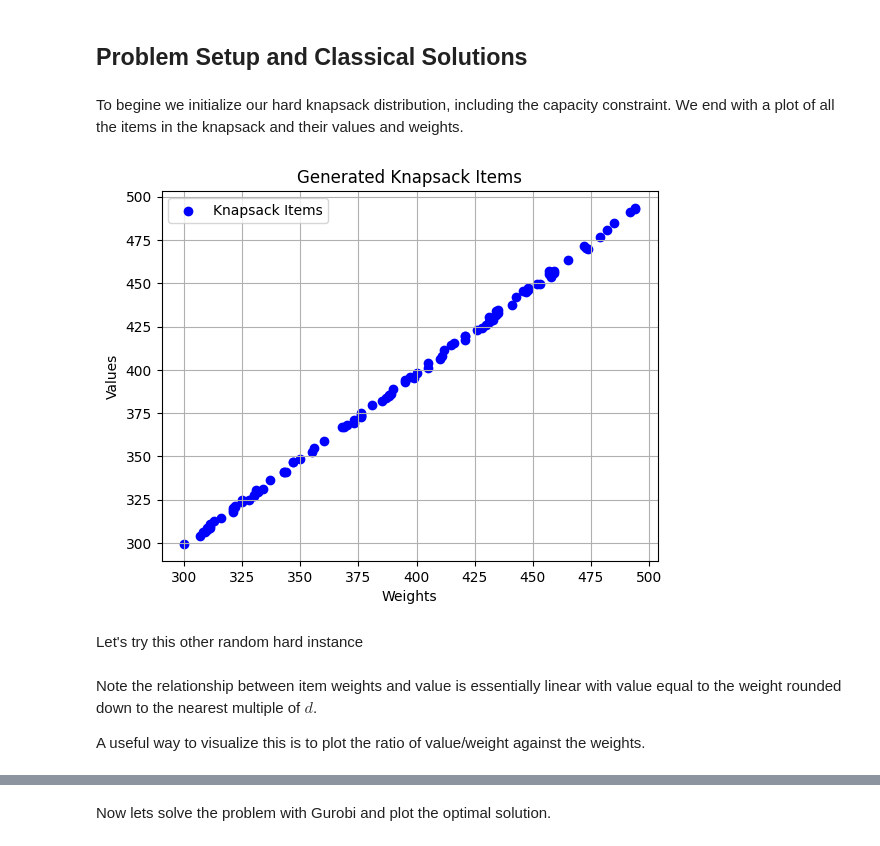
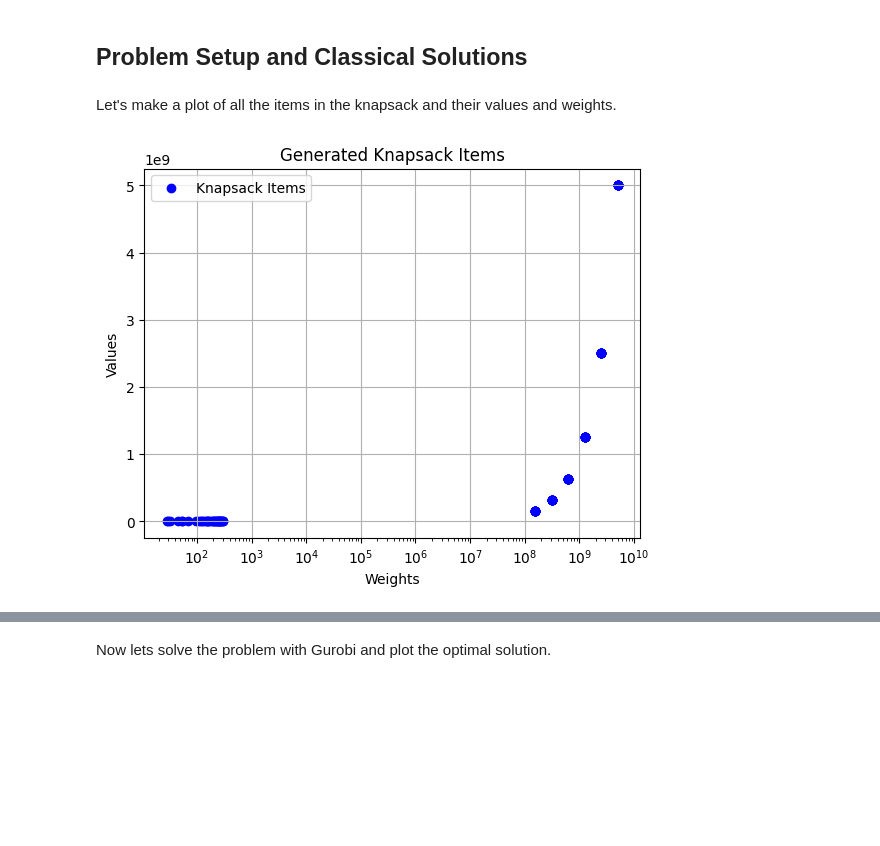
Before and after one commit to jhoule42/xQAOA_unit_commitment, a Jupyter notebook: demo.ipynb, the cells around one changed output, grey strips where cells are left out. Saved outputs shown, nothing was run; the diff lists cells and outputs as text; code cells hidden in the pictures; blank space fills up the shorter version.

```diff
--- a/demo.ipynb
+++ b/demo.ipynb
@@ -14,0 +14,15 @@ from qiskit.converters import circuit_to_dag, dag_to_circuit
+# %%
+from scripts.utils.generate_problem_instances import get_knapsack_instance
+
+n, weights, values, capacity, frac= get_knapsack_instance(
+    profit=False,
+    inversely_strongly_correlated=True,
+    random_ratio=False,
+    use_hard_data=True,
+    real_dataset_name="Hard",
+    num_hard_instances=20,
+    instance_index= 10,
+    n=100,
+    d=3,
+    frac=0.09
+)
@@ -17,32 +56,17 @@ from qiskit.converters import circuit_to_dag, dag_to_circuit
 # %% [markdown]
 ## Problem Setup and Classical Solutions
 # %% [markdown]
-To begine we initialize our hard knapsack distribution, including the capacity constraint. We end with a plot of all the items in the knapsack and their values and weights.
+Let's make a plot of all the items in the knapsack and their values and weights.
 # %%
-from collections import Counter
-
-n = 100  # Number of items
-frac = 0.3 # Fraction of total weight to set as capacity
-
-def generate_random_ratio(n, ratio_range = 0.005):
-    weights = np.random.randint(300, 500, n)
-    ratios = np.random.uniform(1- ratio_range, 1, n)
-    values = weights * ratios
-    return weights, values
-
-[weights,values] = generate_random_ratio(n, ratio_range=0.01) # create the list of knapsack items
-
-capacity = frac * np.sum(weights)  # Set weight limit to some % of total weight
 
 # Plot the knapsack items
 plt.scatter(weights, values, color='blue', marker='o', label='Knapsack Items')
 plt.title('Generated Knapsack Items')
 plt.xlabel('Weights')
+plt.xscale('log')
 plt.ylabel('Values')
 plt.legend()
 plt.grid(True)
 plt.show()
 # %% [output]
-[figure, old version]
+[figure, new version]
-# %% [markdown]
-Let's try this other random hard instance
@@ -92,4 +72,0 @@ capacity = frac * np.sum(weights)
-# %% [markdown]
-Note the relationship between item weights and value is essentially linear with value equal to the weight rounded down to the nearest multiple of $d$.
-
-A useful way to visualize this is to plot the ratio of value/weight against the weights.
```
Also changed, not shown: parts of 49 cells of this notebook, 23 other files.
